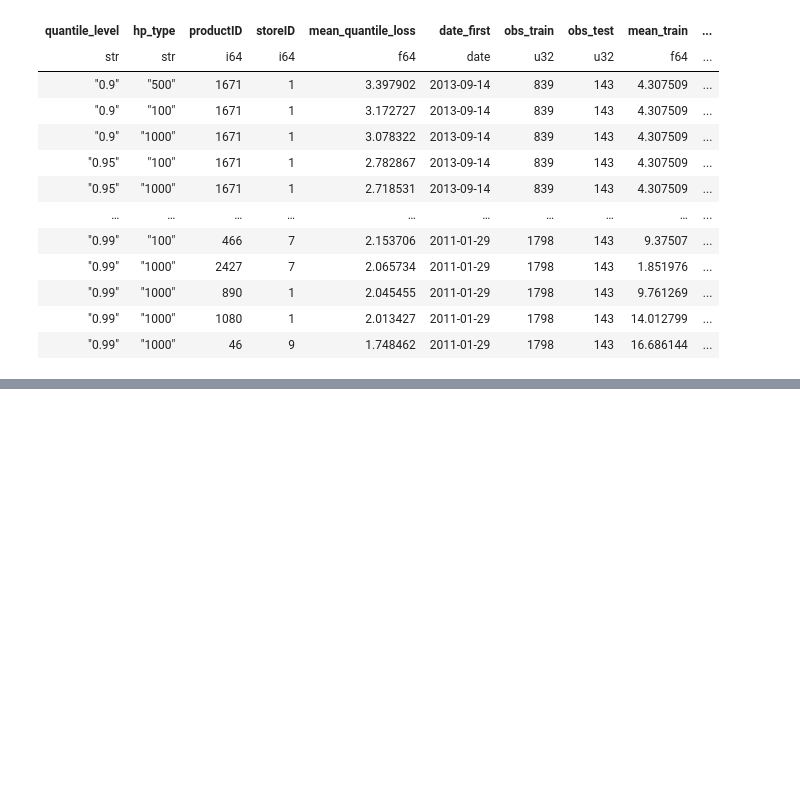
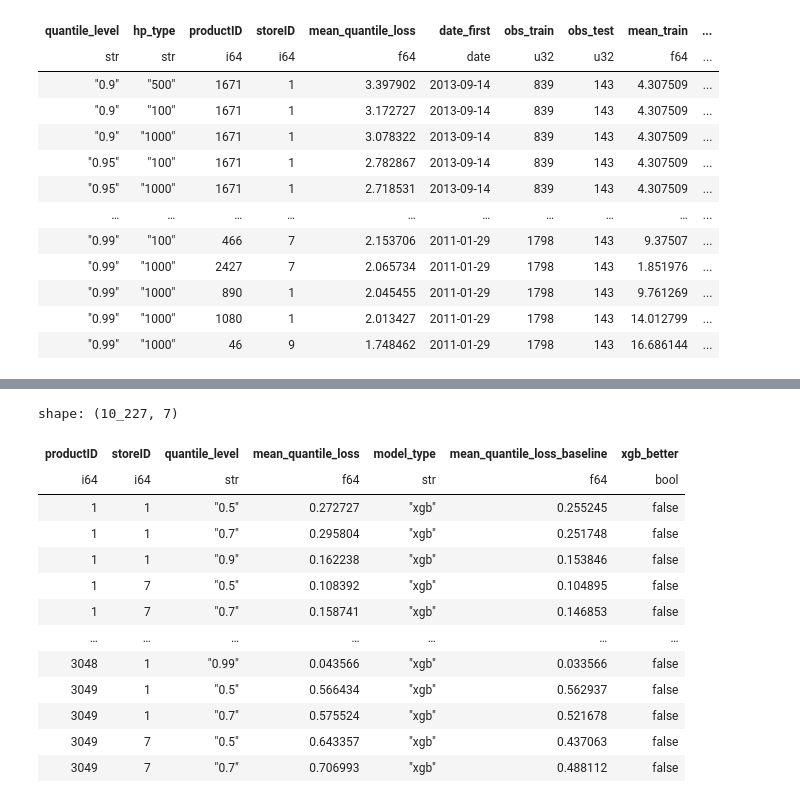
Before and after one commit to ivn23/bench-time, a Jupyter notebook: pipeline_test.ipynb, the cells around one changed output, grey strips where cells are left out. Saved outputs shown, nothing was run; the diff lists cells and outputs as text; code cells hidden in the pictures; blank space fills up the shorter version.

```diff
--- a/pipeline_test.ipynb
+++ b/pipeline_test.ipynb
@@ -813,0 +873,18 @@ shape: (375, 11)
+# %%
+experiment_xgb = pl.read_csv("xgb_quantile_hp_all_1.csv", separator=",")
+experiment_baseline = pl.read_csv("empirical_quantile_all.csv", separator=",")
+
+experiment_xgb = (experiment_xgb
+                  .filter(pl.col("hp_type") == 1000)
+                  .with_columns(
+                      pl.col('quantile_level').cast(pl.Utf8).alias('quantile_level'),
+                      pl.col('hp_type').cast(str).alias('hp_type'))
+                  .rename({"hp_type": "model_type"})
+                  .with_columns(pl.lit("xgb").alias("model_type")))
+
+experiment_baseline = (experiment_baseline
+                       .with_columns(
+                           pl.col('quantile_level').cast(pl.Utf8).alias('quantile_level'))
+                       )
+# %%
+experiment_xgb.sort(["productID", "storeID", "quantile_level"])
@@ -813,0 +906,2 @@ shape: (375, 11)
+# %%
+experiment_baseline.sort(["productID", "storeID", "quantile_level"])
@@ -813,0 +923,26 @@ shape: (375, 11)
+# %%
+baseline_check = experiment_xgb.join(
+    experiment_baseline.select(pl.exclude("model_type")),
+    on=["productID", "storeID", "quantile_level"],
+    how="inner",
+    suffix="_baseline"
+)
+# %%
+baseline_check.sort(["productID", "storeID", "quantile_level"]).with_columns(
+    (pl.col("mean_quantile_loss") <= pl.col("mean_quantile_loss_baseline")).alias("xgb_better")
+).filter(pl.col("xgb_better") == False)
+# %% [output]
+shape: (10_227, 7)
+| productID | storeID | quantile_level | mean_quantile_loss | model_type | mean_quantile_loss_baseline | xgb_better |
+| i64 | i64 | str | f64 | str | f64 | bool |
+| 1 | 1 | "0.5" | 0.272727 | "xgb" | 0.255245 | false |
+| 1 | 1 | "0.7" | 0.295804 | "xgb" | 0.251748 | false |
+| 1 | 1 | "0.9" | 0.162238 | "xgb" | 0.153846 | false |
+| 1 | 7 | "0.5" | 0.108392 | "xgb" | 0.104895 | false |
+| 1 | 7 | "0.7" | 0.158741 | "xgb" | 0.146853 | false |
+| … | … | … | … | … | … | … |
+| 3048 | 1 | "0.99" | 0.043566 | "xgb" | 0.033566 | false |
+| 3049 | 1 | "0.5" | 0.566434 | "xgb" | 0.562937 | false |
+| 3049 | 1 | "0.7" | 0.575524 | "xgb" | 0.521678 | false |
+| 3049 | 7 | "0.5" | 0.643357 | "xgb" | 0.437063 | false |
+| 3049 | 7 | "0.7" | 0.706993 | "xgb" | 0.488112 | false |
```
Also changed, not shown: parts of 13 cells of this notebook, 8 other files.
